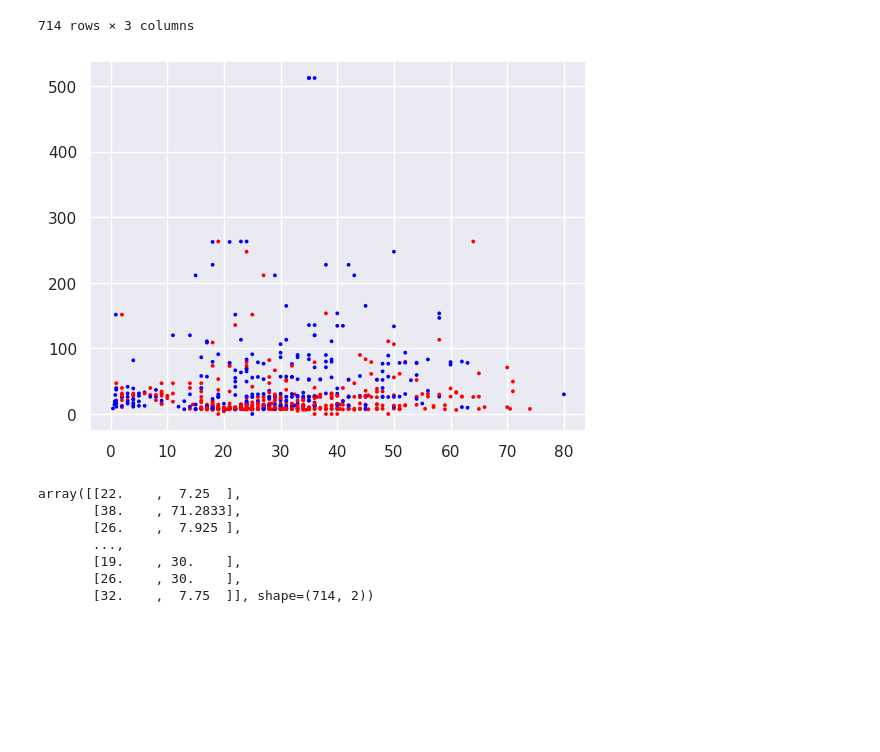
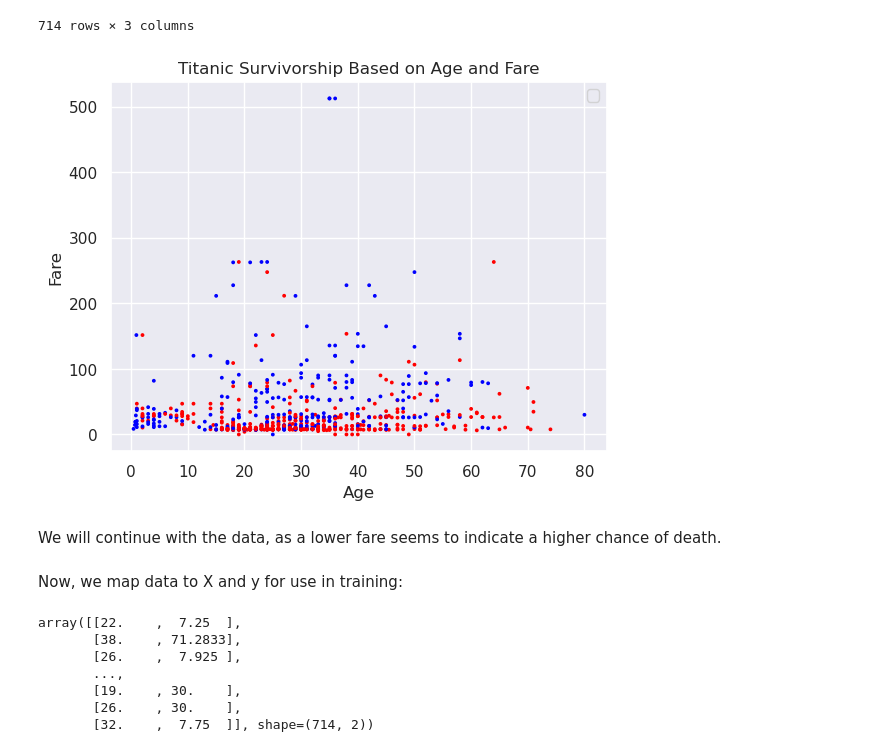
Before and after one commit to patrick7adams/DataScienceAndMachineLearning, a Jupyter notebook: Supervised Learning/Perceptron/Perceptron.ipynb, the cells around one changed output. Cells and saved outputs as stored; diff of their text form; code cells hidden in the pictures; blank space fills up the shorter version.

```diff
--- a/Supervised Learning/Perceptron/Perceptron.ipynb
+++ b/Supervised Learning/Perceptron/Perceptron.ipynb
@@ -31,10 +57,18 @@ df
 # %%
 colors = ["Blue" if x == 1 else "Red" for x in df["survived"]]
 
-plt.scatter(df["age"], df["fare"], c=colors, s = 3)
+scatter = plt.scatter(df["age"], df["fare"], c=colors, s = 3)
+plt.xlabel("Age")
+plt.ylabel("Fare")
+plt.title("Titanic Survivorship Based on Age and Fare")
+plt.legend(handles=scatter.legend_elements()[0], labels=["Survived", "Died"])
 plt.show()
 # %% [output]
-[figure, old version]
+[figure, new version]
+# %% [markdown]
+We will continue with the data, as a lower fare seems to indicate a higher chance of death.
+# %% [markdown]
+Now, we map data to X and y for use in training:
 # %%
 X = df[['age', 'fare']].to_numpy()
 y = np.array([-1 if x == 0 else 1 for x in df['survived']])
```
Also changed, not shown: parts of 15 cells of this notebook, 1 other file.
